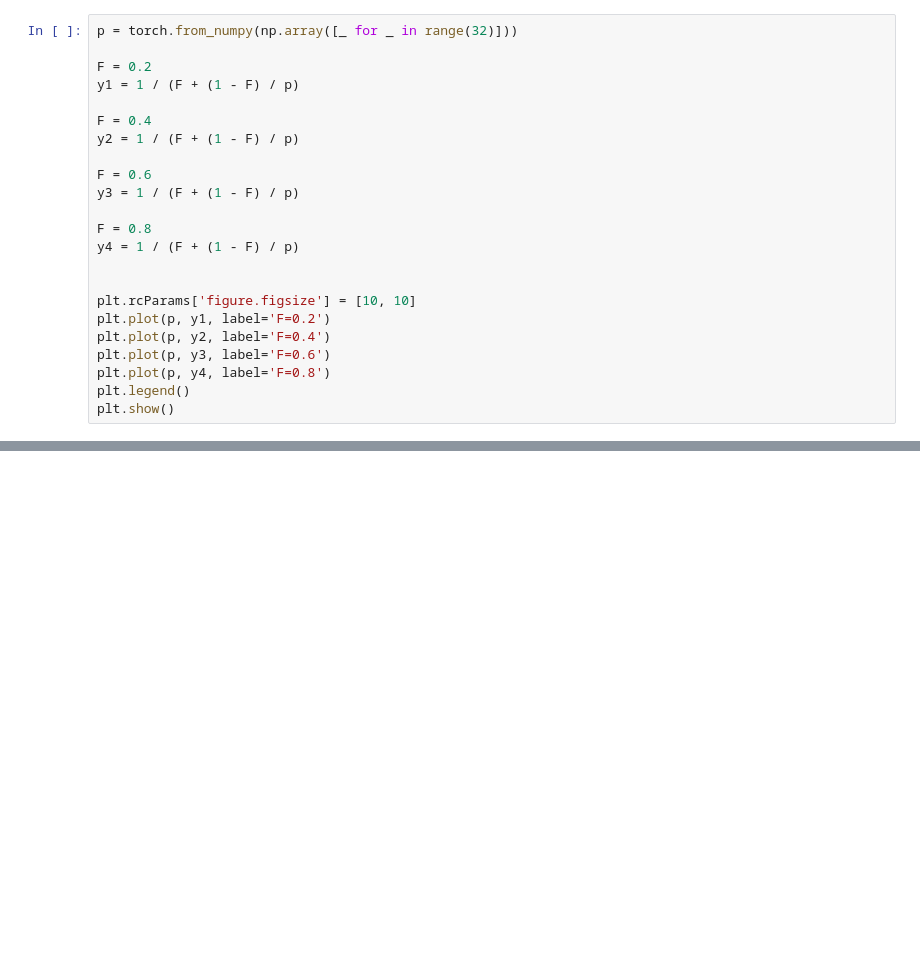
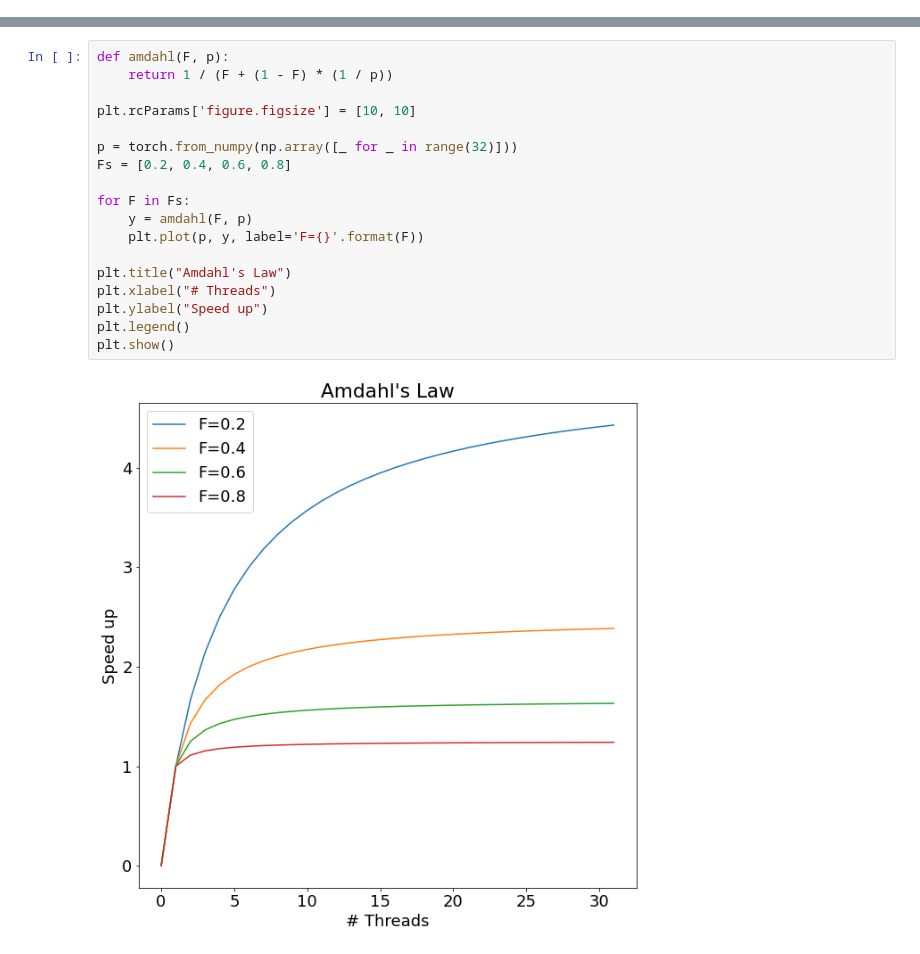
Before and after one commit to liubai01/Multicore-NYU-2021, a Jupyter notebook: Amdahl's law.ipynb, the cells around one changed output, grey strips where cells are left out. Drawn from its saved outputs; the diff is of its cells as text; blank space fills up the shorter version.

```diff
--- a/Amdahl's law.ipynb
+++ b/Amdahl's law.ipynb
@@ -16,26 +24,3 @@ font = {'family' : 'DejaVu Sans',
         'size'   : 18}
 
 matplotlib.rc('font', **font)
-# %%
-p = torch.from_numpy(np.array([_ for _ in range(32)]))
-
-F = 0.2
-y1 = 1 / (F + (1 - F) / p)
-
-F = 0.4
-y2 = 1 / (F + (1 - F) / p)
-
-F = 0.6
-y3 = 1 / (F + (1 - F) / p)
-
-F = 0.8
-y4 = 1 / (F + (1 - F) / p)
-
-
-plt.rcParams['figure.figsize'] = [10, 10]
-plt.plot(p, y1, label='F=0.2')
-plt.plot(p, y2, label='F=0.4')
-plt.plot(p, y3, label='F=0.6')
-plt.plot(p, y4, label='F=0.8')
-plt.legend()
-plt.show()
@@ -43,0 +36,20 @@ plt.show()
+# %%
+def amdahl(F, p):
+    return 1 / (F + (1 - F) * (1 / p))
+
+plt.rcParams['figure.figsize'] = [10, 10]
+
+p = torch.from_numpy(np.array([_ for _ in range(32)]))
+Fs = [0.2, 0.4, 0.6, 0.8]
+
+for F in Fs:
+    y = amdahl(F, p)
+    plt.plot(p, y, label='F={}'.format(F))
+
+plt.title("Amdahl's Law")
+plt.xlabel("# Threads")
+plt.ylabel("Speed up")
+plt.legend()
+plt.show()
+# %% [output]
+[figure, added]
```
Also changed, not shown: parts of 10 cells of this notebook, 2 other files.
